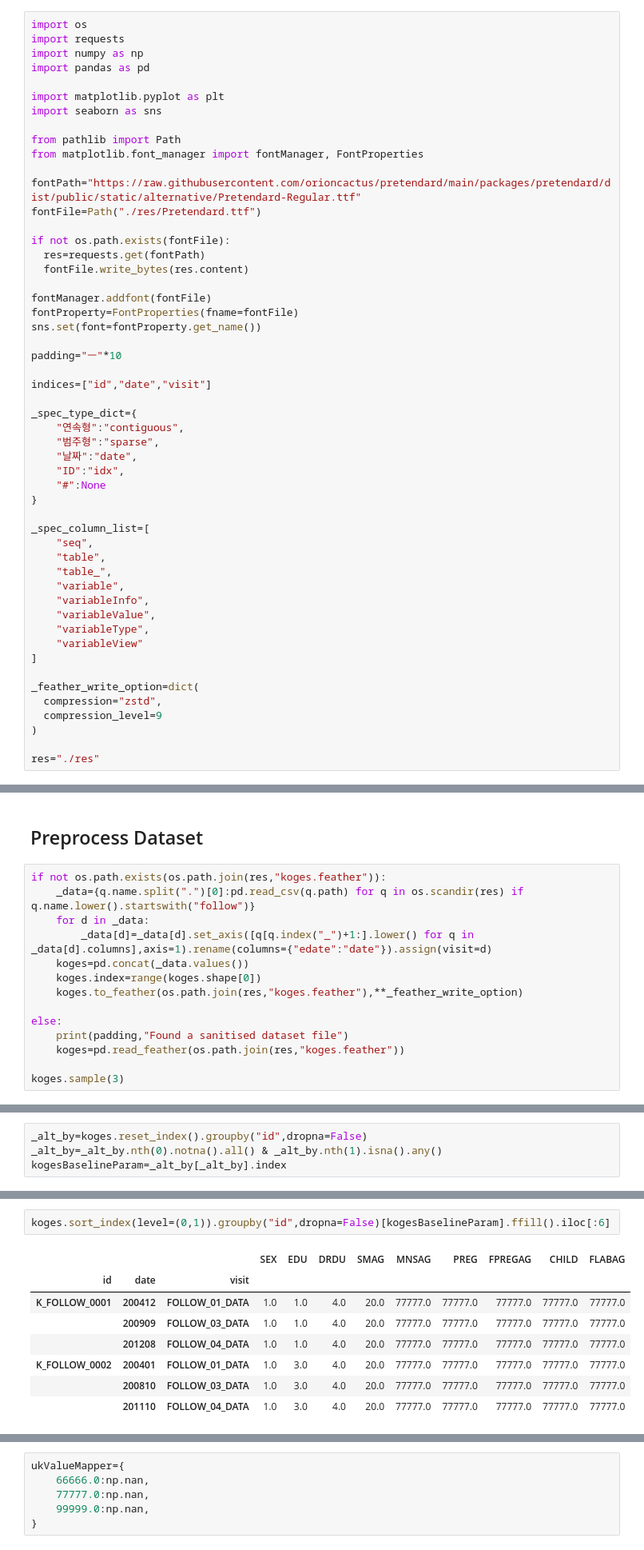
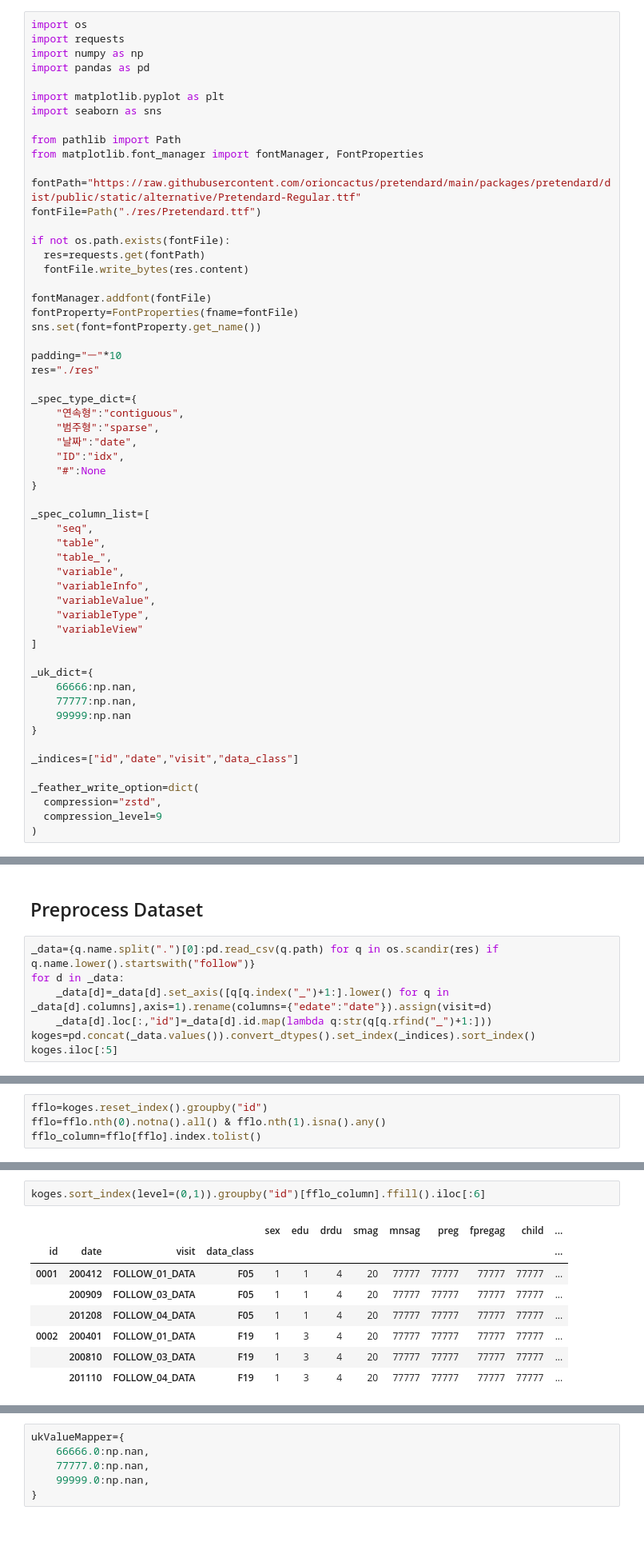
Before and after one commit to beeseosil/nih.go.kr, a Jupyter notebook: koges/qwer.ipynb, the cells around one changed output, grey strips where cells are left out. Shown: that part at 80% size. Drawn from its saved outputs; the diff is of its cells as text.

```diff
--- a/koges/qwer.ipynb
+++ b/koges/qwer.ipynb
@@ -27,8 +27,7 @@ fontProperty=FontProperties(fname=fontFile)
 sns.set(font=fontProperty.get_name())
 
 padding="ㅡ"*10
-
-indices=["id","date","visit"]
+res="./res"
 
 _spec_type_dict={
     "연속형":"contiguous",
@@ -49,12 +48,18 @@ _spec_column_list=[
     "variableView"
 ]
 
+_uk_dict={
+    66666:np.nan,
+    77777:np.nan,
+    99999:np.nan
+}
+
+_indices=["id","date","visit","data_class"]
+
 _feather_write_option=dict(
   compression="zstd",
   compression_level=9
 )
-
-res="./res"
 # %% [markdown]
 ## Preprocess Dataset Specification (code-book)
 # %%
@@ -110,17 +114,10 @@ koges_spec[koges_spec.variableType=="sparse"].sample(5)
 # %% [markdown]
 ## Preprocess Dataset
 # %%
-if not os.path.exists(os.path.join(res,"koges.feather")):
-    _data={q.name.split(".")[0]:pd.read_csv(q.path) for q in os.scandir(res) if q.name.lower().startswith("follow")}
-    for d in _data:
-        _data[d]=_data[d].set_axis([q[q.index("_")+1:].lower() for q in _data[d].columns],axis=1).rename(columns={"edate":"date"}).assign(visit=d)
-    koges=pd.concat(_data.values())
-    koges.index=range(koges.shape[0])
-    koges.to_feather(os.path.join(res,"koges.feather"),**_feather_write_option)
-
-else:
-    print(padding,"Found a sanitised dataset file")
-    koges=pd.read_feather(os.path.join(res,"koges.feather"))
-
-koges.sample(3)
+_data={q.name.split(".")[0]:pd.read_csv(q.path) for q in os.scandir(res) if q.name.lower().startswith("follow")}
+for d in _data:
+    _data[d]=_data[d].set_axis([q[q.index("_")+1:].lower() for q in _data[d].columns],axis=1).rename(columns={"edate":"date"}).assign(visit=d)
+    _data[d].loc[:,"id"]=_data[d].id.map(lambda q:str(q[q.rfind("_")+1:]))
+koges=pd.concat(_data.values()).convert_dtypes().set_index(_indices).sort_index()
+koges.iloc[:5]
 # %% [output]
@@ -192,6 +165,6 @@ Assuming a 0-th rows in the id groups are the first visit
 # %%
-_alt_by=koges.reset_index().groupby("id",dropna=False)
-_alt_by=_alt_by.nth(0).notna().all() & _alt_by.nth(1).isna().any()
-kogesBaselineParam=_alt_by[_alt_by].index
+fflo=koges.reset_index().groupby("id")
+fflo=fflo.nth(0).notna().all() & fflo.nth(1).isna().any()
+fflo_column=fflo[fflo].index.tolist()
 # %%
 dict(zip(
@@ -211,12 +184,12 @@ dict(zip(
 # %%
-koges.sort_index(level=(0,1)).groupby("id",dropna=False)[kogesBaselineParam].ffill().iloc[:6]
+koges.sort_index(level=(0,1)).groupby("id")[fflo_column].ffill().iloc[:6]
 # %% [output]
-|  |  |  | SEX | EDU | DRDU | SMAG | MNSAG | PREG | FPREGAG | CHILD | FLABAG |
-| id | date | visit |  |  |  |  |  |  |  |  |  |
-| K_FOLLOW_0001 | 200412 | FOLLOW_01_DATA | 1.0 | 1.0 | 4.0 | 20.0 | 77777.0 | 77777.0 | 77777.0 | 77777.0 | 77777.0 |
-|  | 200909 | FOLLOW_03_DATA | 1.0 | 1.0 | 4.0 | 20.0 | 77777.0 | 77777.0 | 77777.0 | 77777.0 | 77777.0 |
-|  | 201208 | FOLLOW_04_DATA | 1.0 | 1.0 | 4.0 | 20.0 | 77777.0 | 77777.0 | 77777.0 | 77777.0 | 77777.0 |
-| K_FOLLOW_0002 | 200401 | FOLLOW_01_DATA | 1.0 | 3.0 | 4.0 | 20.0 | 77777.0 | 77777.0 | 77777.0 | 77777.0 | 77777.0 |
-|  | 200810 | FOLLOW_03_DATA | 1.0 | 3.0 | 4.0 | 20.0 | 77777.0 | 77777.0 | 77777.0 | 77777.0 | 77777.0 |
-|  | 201110 | FOLLOW_04_DATA | 1.0 | 3.0 | 4.0 | 20.0 | 77777.0 | 77777.0 | 77777.0 | 77777.0 | 77777.0 |
+|  |  |  |  | sex | edu | drdu | smag | mnsag | preg | fpregag | child | ... |
+| id | date | visit | data_class |  |  |  |  |  |  |  |  | ... |
+| 0001 | 200412 | FOLLOW_01_DATA | F05 | 1 | 1 | 4 | 20 | 77777 | 77777 | 77777 | 77777 | ... |
+|  | 200909 | FOLLOW_03_DATA | F05 | 1 | 1 | 4 | 20 | 77777 | 77777 | 77777 | 77777 | ... |
+|  | 201208 | FOLLOW_04_DATA | F05 | 1 | 1 | 4 | 20 | 77777 | 77777 | 77777 | 77777 | ... |
+| 0002 | 200401 | FOLLOW_01_DATA | F19 | 1 | 3 | 4 | 20 | 77777 | 77777 | 77777 | 77777 | ... |
+|  | 200810 | FOLLOW_03_DATA | F19 | 1 | 3 | 4 | 20 | 77777 | 77777 | 77777 | 77777 | ... |
+|  | 201110 | FOLLOW_04_DATA | F19 | 1 | 3 | 4 | 20 | 77777 | 77777 | 77777 | 77777 | ... |
 # %%
```
Also changed, not shown: parts of 27 cells of this notebook, 2 other files.
